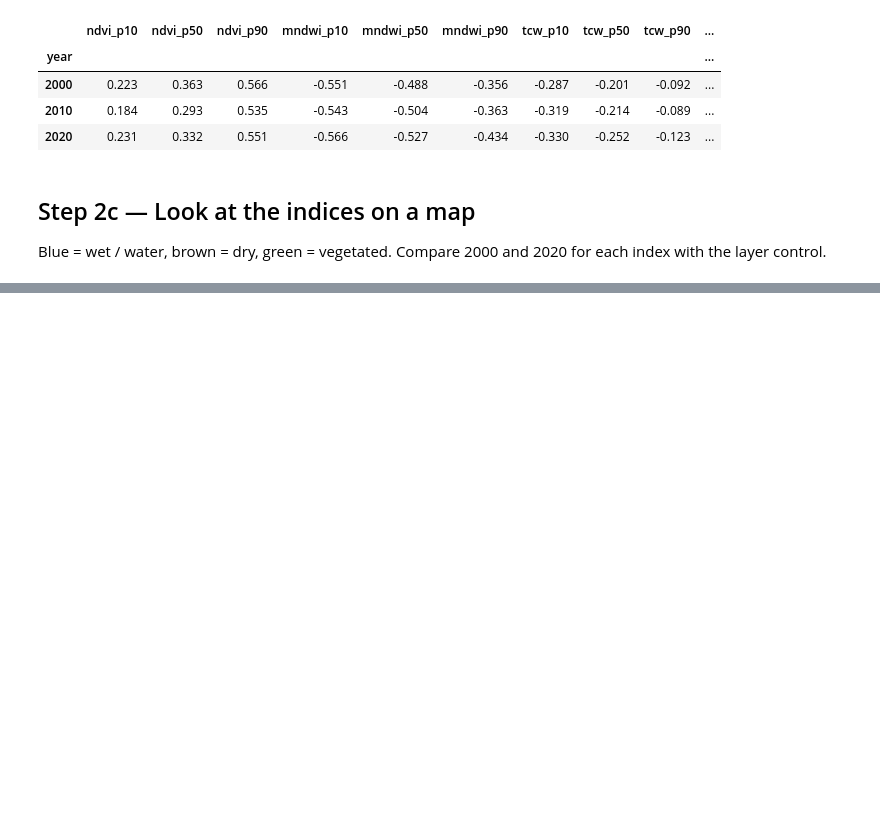
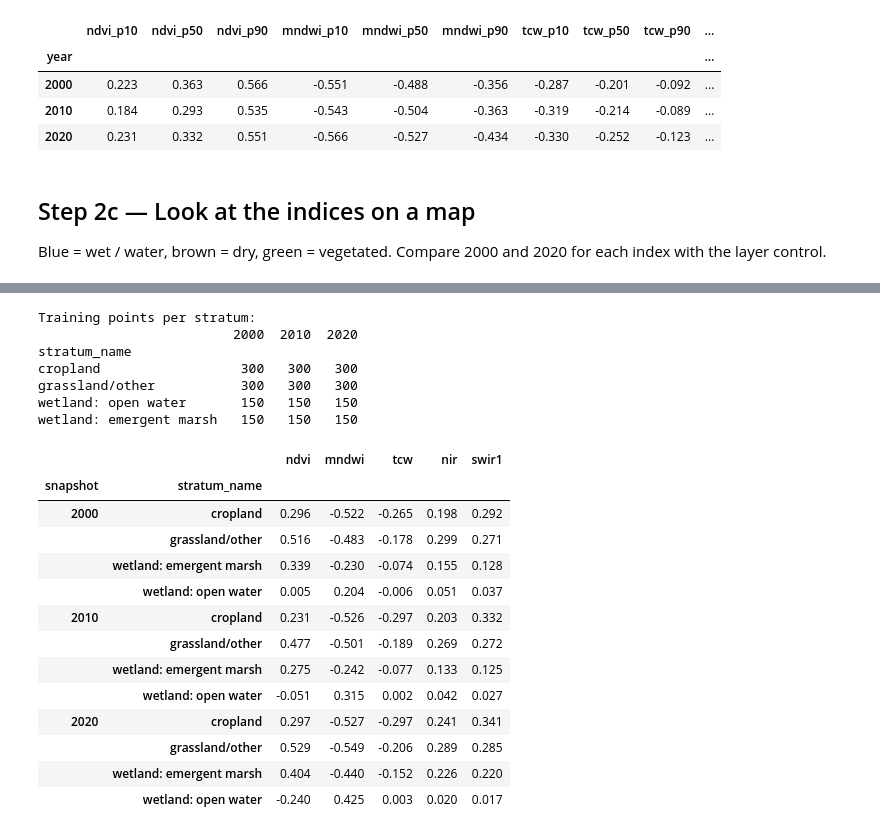
Before and after one commit to liammartin3/agriculture-wetland-loss, a Jupyter notebook: wetland_loss.ipynb, the cells around one changed output, grey strips where cells are left out. Cells and saved outputs as stored; diff of their text form; code cells hidden in the pictures; blank space fills up the shorter version.

```diff
--- a/wetland_loss.ipynb
+++ b/wetland_loss.ipynb
@@ -275,0 +474,57 @@ m2
+# %%
+FEATURES = BANDS + ["ndvi", "mndwi", "tcw"]
+STRATUM_POINTS = {0: 150, 1: 300, 2: 300, 3: 150}
+
+
+def sample_training(year):
+    """Stratified random points for one snapshot, with that snapshot's nine Landsat features attached."""
+    points = strata[year].stratifiedSample(
+        numPoints=0,  # ignored: classPoints below sets the count per stratum
+        classBand="stratum", classValues=list(STRATUM_POINTS), classPoints=list(STRATUM_POINTS.values()),
+        region=aoi, projection=cdl_proj, scale=30, seed=42, geometries=True,
+    )
+    # Map each stratum to its final class (0 open water -> 0, 3 emergent -> 0)
+    points = points.map(lambda f: f.set("class", ee.List(STRATUM_TO_CLASS).get(f.get("stratum"))))
+    return composites[year].select(FEATURES).sampleRegions(
+        collection=points, properties=["class", "stratum"], projection=cdl_proj, scale=30, geometries=True,
+    )
+
+
+training, training_gdf = {}, {}
+for year in SNAPSHOTS:
+    training[year] = sample_training(year)
+    # Bring the samples to the client as a GeoDataFrame (~900 rows) and save them for reproducibility
+    gdf = geemap.ee_to_gdf(training[year])
+    gdf["class_name"] = gdf["class"].map(CLASS_NAMES)
+    gdf["stratum_name"] = gdf["stratum"].map(STRATUM_NAMES)
+    gdf.to_file(f"outputs/training_points_{year}.geojson", driver="GeoJSON")
+    training_gdf[year] = gdf
+
+print("Training points per stratum:")
+print(pd.DataFrame({y: g["stratum_name"].value_counts() for y, g in training_gdf.items()}).to_string(), "\n")
+
+# Sanity check: average values per stratum and snapshot should look physically sensible
+pd.concat({y: g.groupby("stratum_name")[["ndvi", "mndwi", "tcw", "nir", "swir1"]].mean()
+           for y, g in training_gdf.items()}, names=["snapshot"]).round(3)
+# %% [output]
+Training points per stratum:
+                         2000  2010  2020
+stratum_name
+cropland                  300   300   300
+grassland/other           300   300   300
+wetland: open water       150   150   150
+wetland: emergent marsh   150   150   150
+|  |  | ndvi | mndwi | tcw | nir | swir1 |
+| snapshot | stratum_name |  |  |  |  |  |
+| 2000 | cropland | 0.296 | -0.522 | -0.265 | 0.198 | 0.292 |
+|  | grassland/other | 0.516 | -0.483 | -0.178 | 0.299 | 0.271 |
+|  | wetland: emergent marsh | 0.339 | -0.230 | -0.074 | 0.155 | 0.128 |
+|  | wetland: open water | 0.005 | 0.204 | -0.006 | 0.051 | 0.037 |
+| 2010 | cropland | 0.231 | -0.526 | -0.297 | 0.203 | 0.332 |
+|  | grassland/other | 0.477 | -0.501 | -0.189 | 0.269 | 0.272 |
+|  | wetland: emergent marsh | 0.275 | -0.242 | -0.077 | 0.133 | 0.125 |
+|  | wetland: open water | -0.051 | 0.315 | 0.002 | 0.042 | 0.027 |
+| 2020 | cropland | 0.297 | -0.527 | -0.297 | 0.241 | 0.341 |
+|  | grassland/other | 0.529 | -0.549 | -0.206 | 0.289 | 0.285 |
+|  | wetland: emergent marsh | 0.404 | -0.440 | -0.152 | 0.226 | 0.220 |
+|  | wetland: open water | -0.240 | 0.425 | 0.003 | 0.020 | 0.017 |
```
Also changed, not shown: parts of 8 cells of this notebook, 5 other files.
